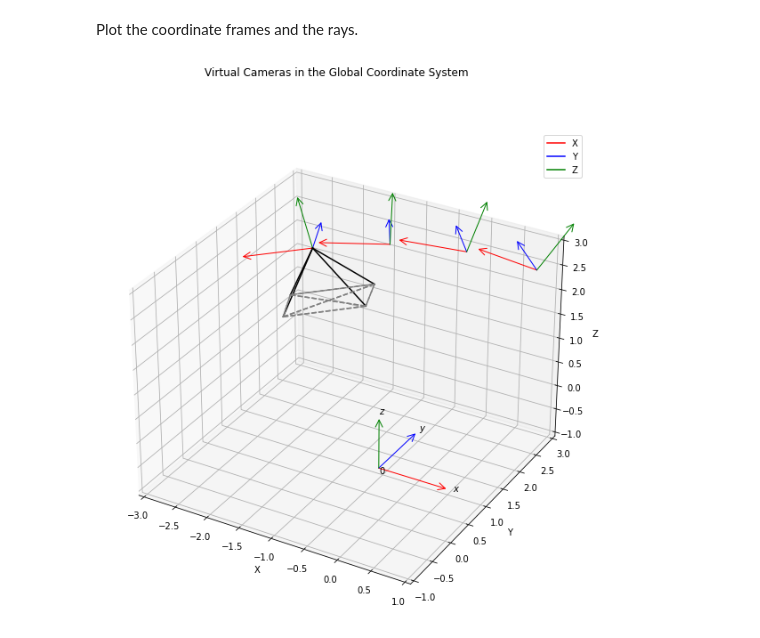
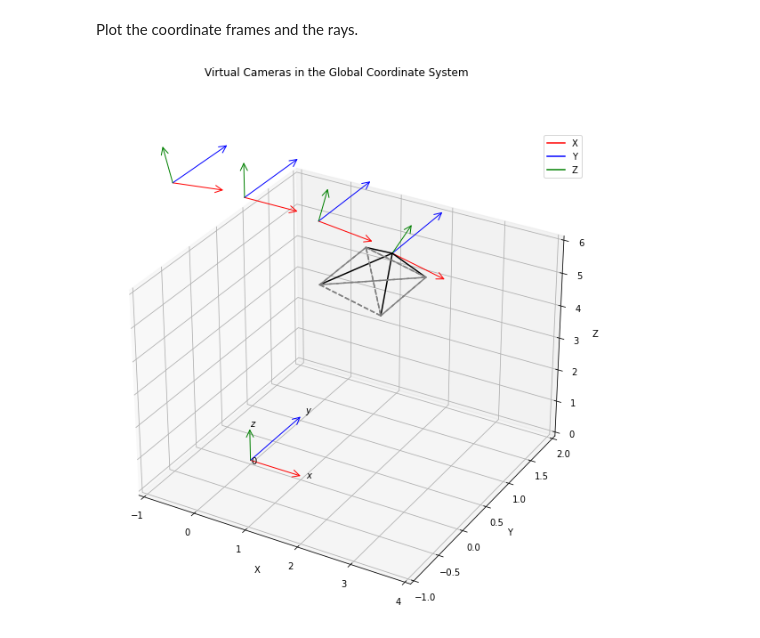
Before and after one commit to philippwulff/DGD-NeRF, a Jupyter notebook: eda_virtual_camera.ipynb, the cells around one changed output. Drawn from its saved outputs; the diff is of its cells as text; code cells hidden in the pictures.

Commit message:
fixed transform code

```diff
--- a/eda_virtual_camera.ipynb
+++ b/eda_virtual_camera.ipynb
@@ -83,11 +86,11 @@ height = 1
 fig = plt.figure(figsize=(10, 10))
 ax1 = fig.add_subplot(111, projection='3d')
 ax1.set_xlabel('X')
-ax1.set_xlim(-3, 1)
+ax1.set_xlim(-1, 4)
 ax1.set_ylabel('Y')
-ax1.set_ylim(-1, 3)
+ax1.set_ylim(-1, 2)
 ax1.set_zlabel('Z')
-ax1.set_zlim(-1, 3)
+ax1.set_zlim(0, 6)
 
 # The world coordinate system
 arrow_prop_dict = dict(mutation_scale=20, arrowstyle='->', shrinkA=0, shrinkB=0)
@@ -99,42 +102,46 @@ ax1.text(1.1, 0, 0, r'$x$')
 ax1.text(0, 1.1, 0, r'$y$')
 ax1.text(0, 0, 1.1, r'$z$')
 
-def draw_transformed(pose, ax):
-    # The camera coordinate system
-    R = pose[:3, :3]
-    new_o = pose[:3, 3]
+def draw_transformed(c2w, ax):
+    """Camera-to-world transformation."""
+    # R = torch.Tensor(np.array([[-1,0,0],[0,0,1],[0,1,0]])).T @ c2w[:3, :3]
+    R = c2w[:3, :3]
+    # new_o = torch.Tensor(np.array([[-1,0,0],[0,0,1],[0,1,0]])).T @ c2w[:3, 3]
+    new_o = c2w[:3, 3]
     new_x = R @ np.array([1, 0, 0]) + new_o
     new_y = R @ np.array([0, 1, 0]) + new_o
     new_z = R @ np.array([0, 0, 1]) + new_o
     arrow_prop_dict = dict(mutation_scale=20, arrowstyle='->', shrinkA=0, shrinkB=0)
     ax.add_artist(Arrow3D([new_o[0], new_x[0]], [new_o[1], new_x[1]], [new_o[2], new_x[2]], **arrow_prop_dict, color='r'))
     ax.add_artist(Arrow3D([new_o[0], new_y[0]], [new_o[1], new_y[1]], [new_o[2], new_y[2]], **arrow_prop_dict, color='b'))
     ax.add_artist(Arrow3D([new_o[0], new_z[0]], [new_o[1], new_z[1]], [new_o[2], new_z[2]], **arrow_prop_dict, color='g'))
 
 def draw_cam(rays_o, rays_d, ax):
     H, W, _ = rays_d.shape
     ps = []
     # plot camera rays
     for iy, ix in [[0, 0], [H-1, 0], [0, W-1], [H-1, W-1]]:
+        # o = torch.Tensor(np.array([[-1,0,0],[0,0,1],[0,1,0]])).T @ rays_o[iy, ix]
+        # d = torch.Tensor(np.array([[-1,0,0],[0,0,1],[0,1,0]])).T @ rays_d[iy, ix]
         o = rays_o[iy, ix]
         d = rays_d[iy, ix]
         p = o + d
         ax.plot([o[0], p[0]], [o[1], p[1]], [o[2], p[2]], color="black")
         ps.append(p)
     # plot camera frame
     for p1, p2 in list(itertools.permutations(ps, 2)):
         ax.plot([p1[0], p2[0]], [p1[1], p2[1]], [p1[2], p2[2]], color="grey", ls="--")
 
 # Draw camera coordinate frames
-for pose in render_poses[:8:2]:
+for pose in render_poses[:12:2]:
     draw_transformed(pose, ax1)
 
 plt.legend(handles=[Line2D([0], [0], color='r'), Line2D([0], [0], color='b'), Line2D([0], [0], color='g')], labels=["X", "Y", "Z"])
 
-draw_cam(rays_o, rays_d, ax1)
+draw_cam(rays_o, rays_d, ax1)       # rays_o and rays_d are already in world-coordinates
 
 fig.suptitle("Virtual Cameras in the Global Coordinate System")
 
 plt.show()
 # %% [output]
-[figure, old version]
+[figure, new version]
```
Also changed, not shown: parts of 3 cells of this notebook, 5 other files.
